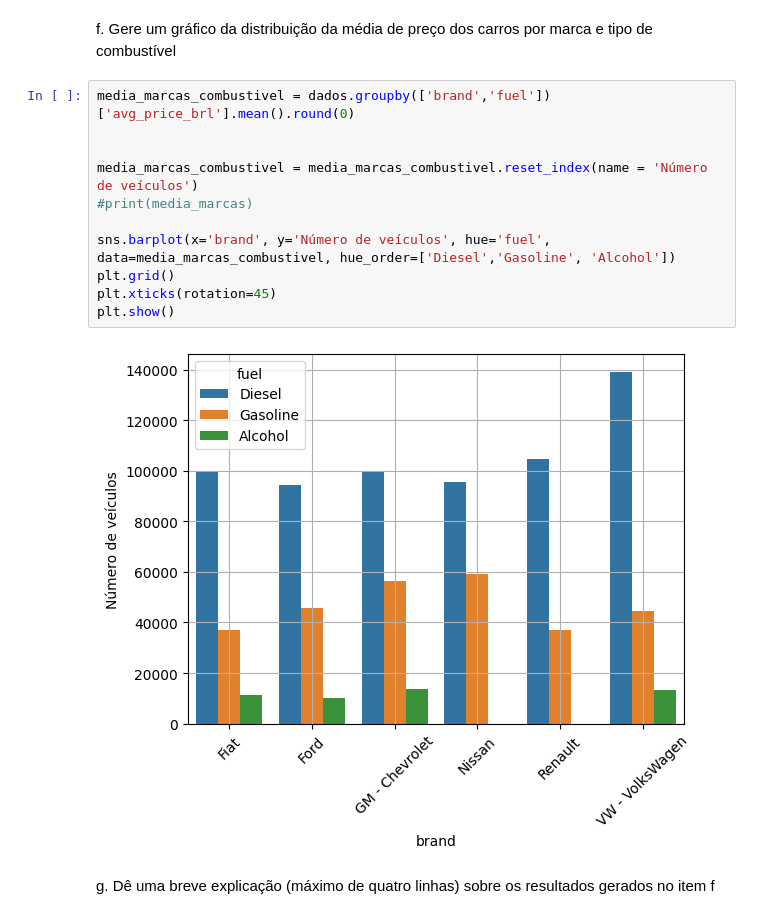
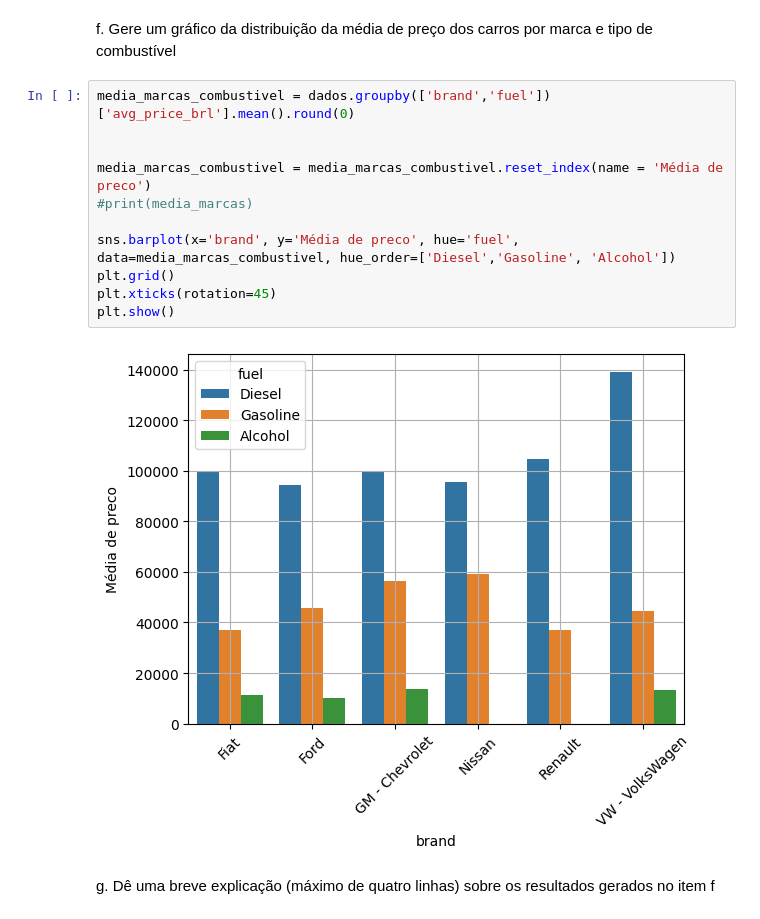
Before and after one commit to Equipe16-IAA/IAA002-TrabalhoFinal, a Jupyter notebook: IAA002 - LPA - trabalho.ipynb, the cells around one changed output. Saved outputs shown, nothing was run; the diff lists cells and outputs as text.

```diff
--- a/IAA002 - LPA - trabalho.ipynb
+++ b/IAA002 - LPA - trabalho.ipynb
@@ -259,16 +259,16 @@ f. Gere um gráfico da distribuição da média de preço dos carros por marca e
 # %%
 media_marcas_combustivel = dados.groupby(['brand','fuel'])['avg_price_brl'].mean().round(0)
 
 
-media_marcas_combustivel = media_marcas_combustivel.reset_index(name = 'Número de veículos')
+media_marcas_combustivel = media_marcas_combustivel.reset_index(name = 'Média de preco')
 #print(media_marcas)
 
-sns.barplot(x='brand', y='Número de veículos', hue='fuel', data=media_marcas_combustivel, hue_order=['Diesel','Gasoline', 'Alcohol'])
+sns.barplot(x='brand', y='Média de preco', hue='fuel', data=media_marcas_combustivel, hue_order=['Diesel','Gasoline', 'Alcohol'])
 plt.grid()
 plt.xticks(rotation=45)
 plt.show()
 # %% [output]
-[figure, old version]
+[figure, new version]
 # %% [markdown]
 g. Dê uma breve explicação (máximo de quatro linhas) sobre os resultados gerados no
 item f
```
Also changed, not shown: parts of 4 cells of this notebook, 1 other file.
